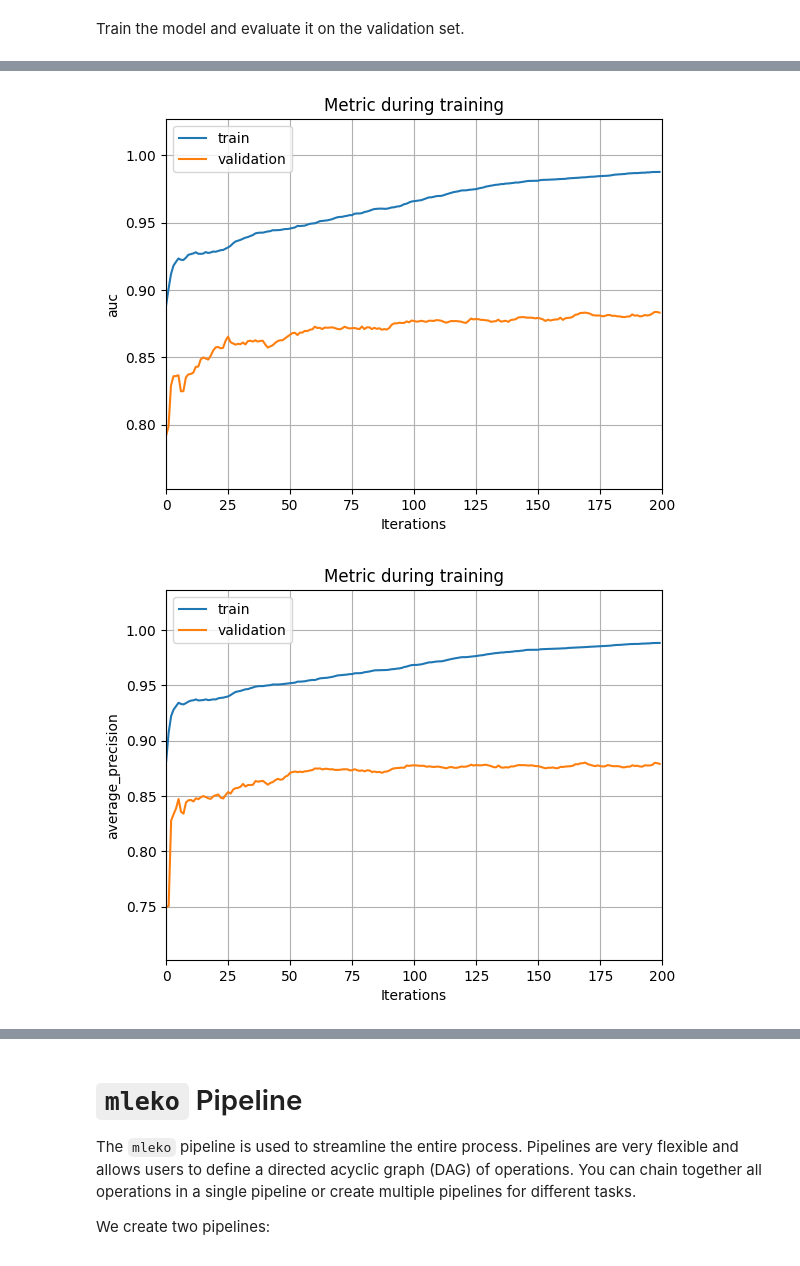
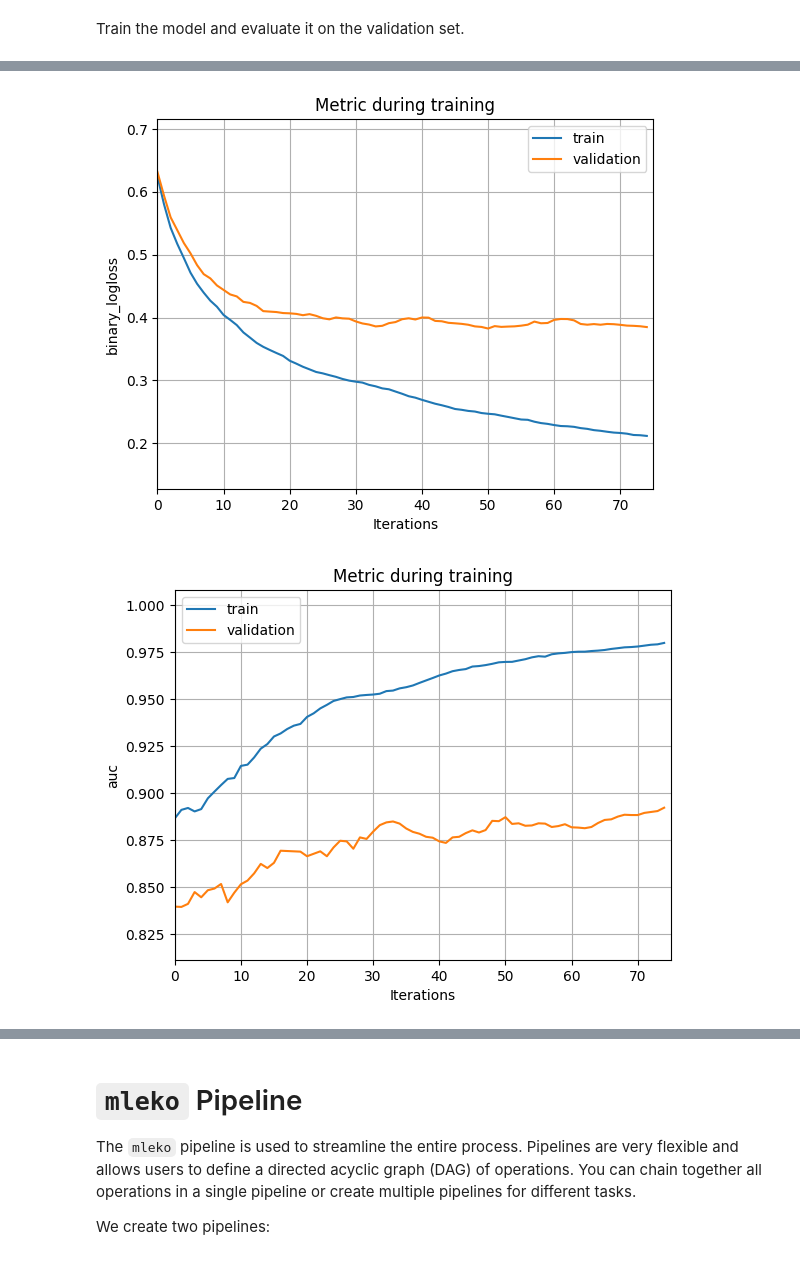
Before and after one commit to klarna-incubator/mleko, a Jupyter notebook: examples/Titanic.ipynb, the cells around one changed output, grey strips where cells are left out. Cells and saved outputs as stored; diff of their text form; code cells hidden in the pictures.

```diff
--- a/examples/Titanic.ipynb
+++ b/examples/Titanic.ipynb
@@ -405,10 +405,13 @@ feature_select_train_val_df
 
 The `mleko` library provides a `OptunaTuner` class for hyperparameter tuning. Here we use it to tune the hyperparameters of the `LGBMModel` model using 5-fold cross-validation, and measuring the performance using the `average_precision` metric. Each trial is run for 50 iterations, and we run 100 trials in total.
 # %%
+import logging
 from statistics import mean
 
+import lightgbm as lgb
 import optuna
 from imblearn.over_sampling import RandomOverSampler
+
 from mleko.dataset.filter.imblearn_resampling_filter import ImblearnResamplingFilter
 from mleko.model import LGBMModel
 from mleko.model.tune import OptunaTuner
@@ -416,7 +419,7 @@ from mleko.model.tune import OptunaTuner
 
 def cv_folds(data_schema: DataSchema, dataframe: vaex.DataFrame) -> list[tuple[vaex.DataFrame, vaex.DataFrame]]:
     cv_datasets = []
-    splits = dataframe.split_random(into=3, random_state=RANDOM_STATE)
+    splits = dataframe.split_random(into=5, random_state=RANDOM_STATE)
     for i, validation_df in enumerate(splits):
         train_df = vaex.concat([df for j, df in enumerate(splits) if j != i])
         resampled_train_df = ImblearnResamplingFilter(RandomOverSampler(), TARGET_FEATURE).filter(
@@ -431,14 +434,12 @@ def objective(
     trial: optuna.Trial, data_schema: DataSchema, cv_dataframes: list[tuple[vaex.DataFrame, vaex.DataFrame]]
 ) -> float:
     lgbm_model = LGBMModel(
-        cache_directory=f"data/model-tune",
-        verbosity=-1,
         target=TARGET_FEATURE,
-        objective="binary",
-        num_iterations=30,
+        model=lgb.LGBMClassifier(objective="binary", n_estimators=30),
+        eval_metric=["average_precision", "auc"],
         ignore_features=META_FEATURES,
-        metric=["average_precision", "auc"],
-        early_stopping_round=10,
+        random_state=RANDOM_STATE,
+        verbosity=logging.CRITICAL,
     )
 
     lambda_l1 = trial.suggest_float("lambda_l1", 1e-8, 10.0, log=True)
@@ -479,7 +480,7 @@ hyperparameters, best_score, study = OptunaTuner(
     objective_function=objective,
     cv_folds=cv_folds,
     direction="maximize",
-    num_trials=100,
+    num_trials=250,
     random_state=RANDOM_STATE,
 ).tune(data_schema, feature_select_train_val_df)
 # %% [output]
@@ -554,14 +568,14 @@ Test: 38.889% (Survived:  35, Total:  90)
 Train the model and evaluate it on the validation set.
 # %%
 lgbm_model = LGBMModel(
-    objective="binary",
     target=TARGET_FEATURE,
-    num_iterations=200,
+    model=lgb.LGBMClassifier(objective="binary", n_estimators=75),
+    eval_metric=["average_precision", "auc"],
     ignore_features=META_FEATURES,
-    metric=["average_precision", "auc"],
+    random_state=RANDOM_STATE,
 )
 
 model, metrics, p_train_df, p_val_df = lgbm_model.fit_transform(
-    data_schema, resampled_train_df, val_df, hyperparameters
+    data_schema, resampled_train_df, val_df, hyperparameters=hyperparameters
 )
 # %% [output]
@@ -569,9 +583,7 @@ model, metrics, p_train_df, p_val_df = lgbm_model.fit_transform(
 # %%
-import lightgbm
-
-
-ax = lightgbm.plot_metric(metrics, metric="auc")
-ax = lightgbm.plot_metric(metrics, metric="average_precision")
+ax = lgb.plot_metric(metrics, metric="binary_logloss")
+ax = lgb.plot_metric(metrics, metric="auc")
+ax = lgb.plot_metric(metrics, metric="average_precision")
 # %% [output]
-[figure, old version]
+[figure, new version]
-[figure, old version]
+[figure, new version]
```
Also changed, not shown: parts of 20 cells of this notebook, 6 other files.
